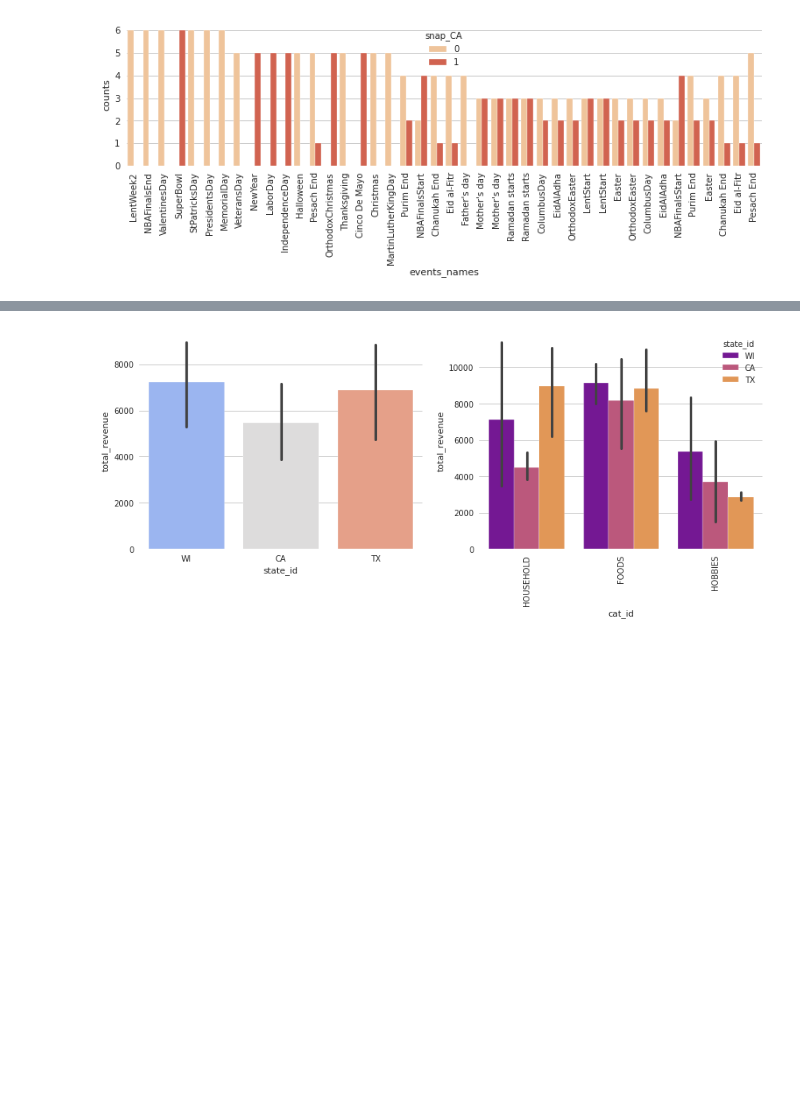
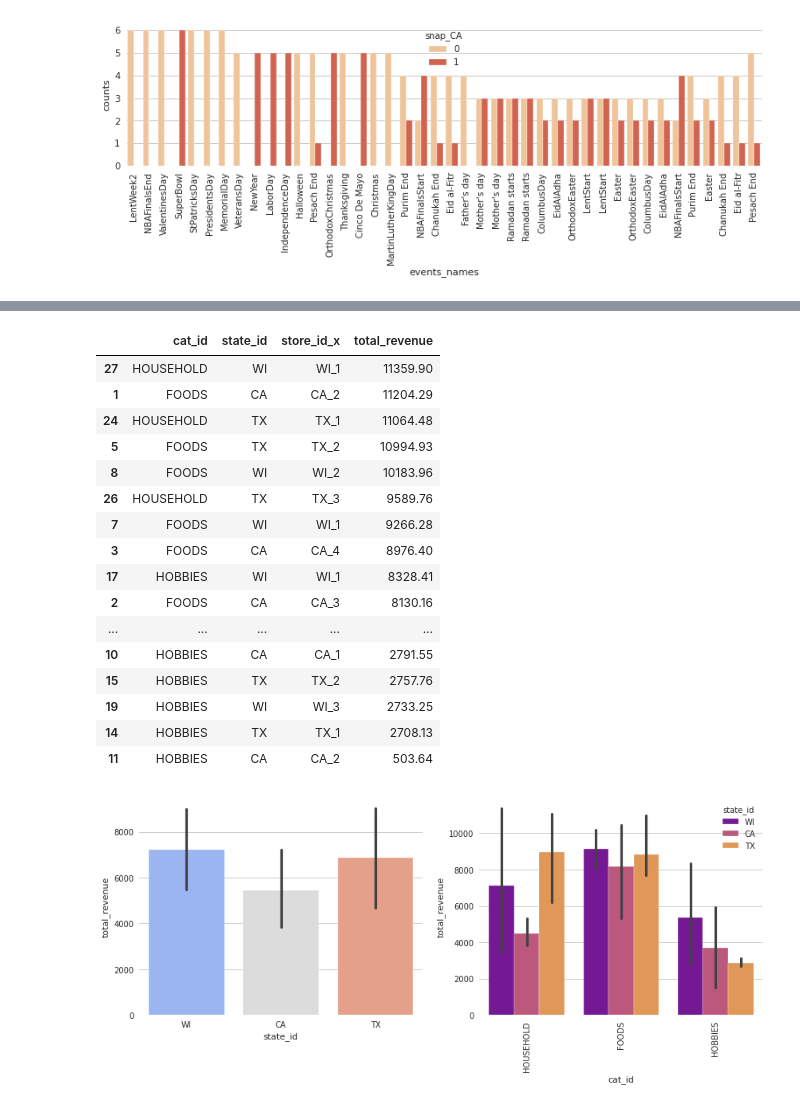
Before and after one commit to nguyenvudev20/mse22.python4engineer, a Jupyter notebook: Bai_1_one_tutorial_to_understand_all_m5_forecasting.ipynb, the cells around one changed output, grey strips where cells are left out. Saved outputs shown, nothing was run; the diff lists cells and outputs as text; code cells hidden in the pictures; blank space fills up the shorter version.

```diff
--- a/Bai_1_one_tutorial_to_understand_all_m5_forecasting.ipynb
+++ b/Bai_1_one_tutorial_to_understand_all_m5_forecasting.ipynb
@@ -605,4 +707,24 @@ train_sales_prices_df = pd.merge(train_sales_df,sell_prices_df, how='inner', lef
 # %%
+# tiền hành lọc dữ liệu  vừa kết hợp theo các cột cat_id, state_id,	store_id_x và tính doanh số
 df = train_sales_prices_df.groupby(['cat_id', 'state_id', 'store_id_x'])['sell_price'].sum().reset_index(name='total_revenue')
 df = df.sort_values(by='total_revenue', ascending=False)
+df
+# %% [output]
+|  | cat_id | state_id | store_id_x | total_revenue |
+| 27 | HOUSEHOLD | WI | WI_1 | 11359.90 |
+| 1 | FOODS | CA | CA_2 | 11204.29 |
+| 24 | HOUSEHOLD | TX | TX_1 | 11064.48 |
+| 5 | FOODS | TX | TX_2 | 10994.93 |
+| 8 | FOODS | WI | WI_2 | 10183.96 |
+| 26 | HOUSEHOLD | TX | TX_3 | 9589.76 |
+| 7 | FOODS | WI | WI_1 | 9266.28 |
+| 3 | FOODS | CA | CA_4 | 8976.40 |
+| 17 | HOBBIES | WI | WI_1 | 8328.41 |
+| 2 | FOODS | CA | CA_3 | 8130.16 |
+| ... | ... | ... | ... | ... |
+| 10 | HOBBIES | CA | CA_1 | 2791.55 |
+| 15 | HOBBIES | TX | TX_2 | 2757.76 |
+| 19 | HOBBIES | WI | WI_3 | 2733.25 |
+| 14 | HOBBIES | TX | TX_1 | 2708.13 |
+| 11 | HOBBIES | CA | CA_2 | 503.64 |
 # %%
```
Also changed, not shown: parts of 184 cells of this notebook.
